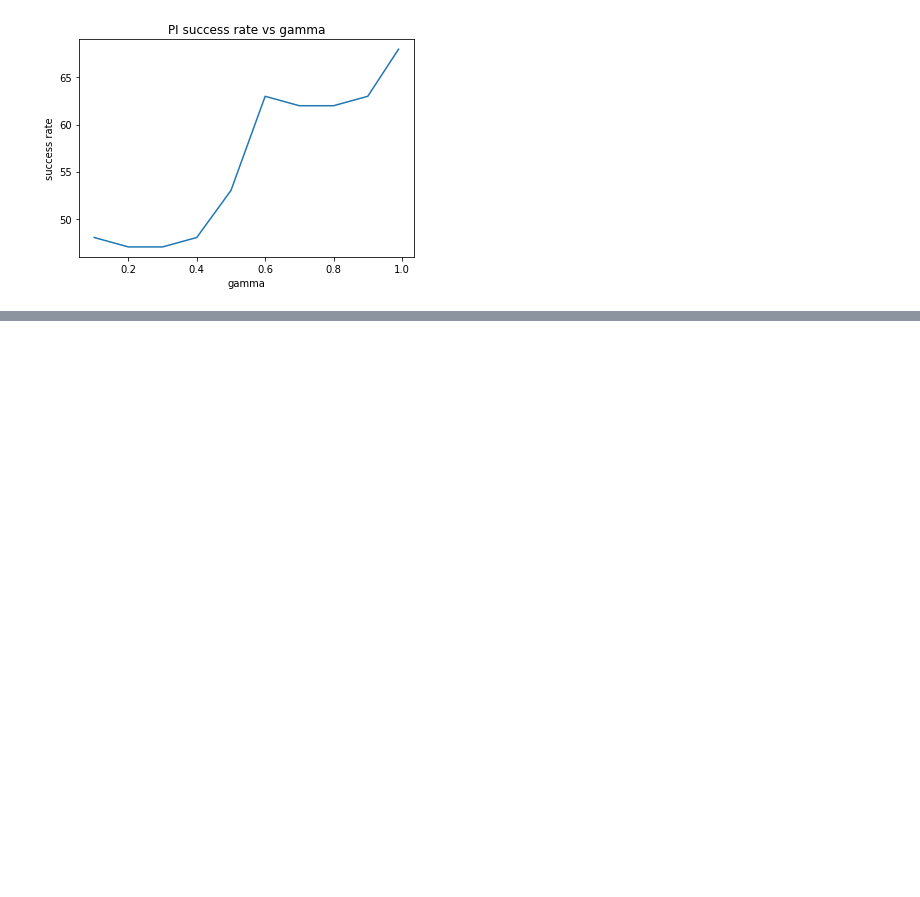
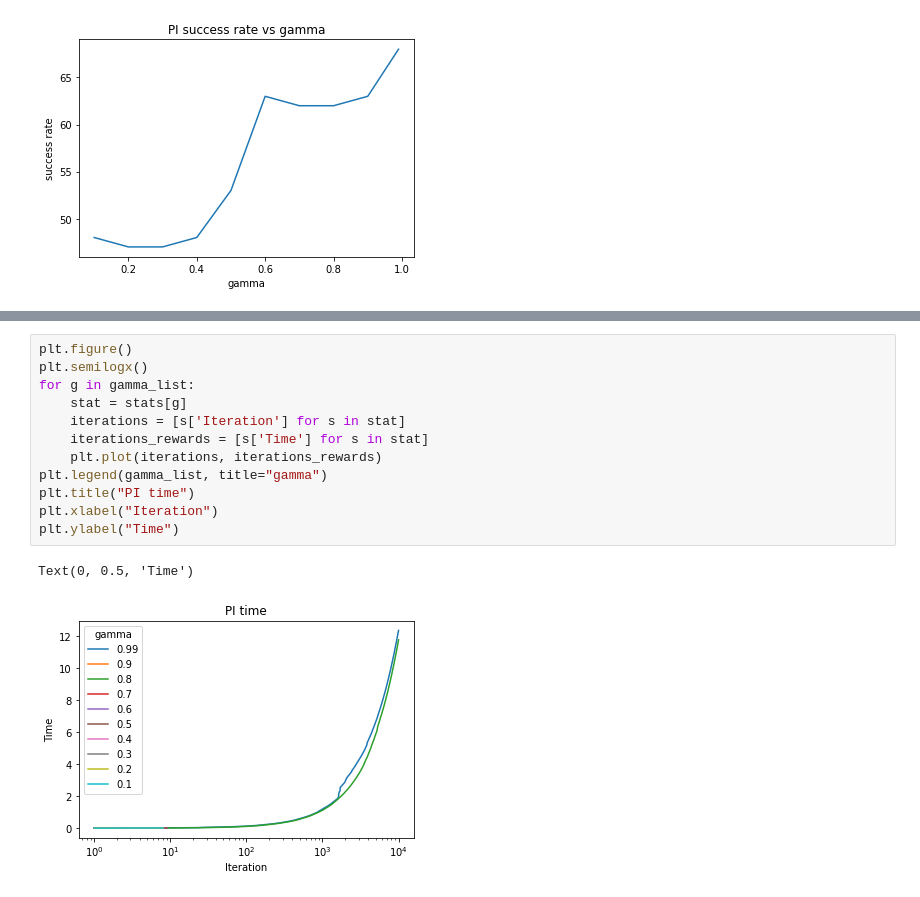
Before and after one commit to barmag/cs7641-projects, a Jupyter notebook: project4/forzen_lake.ipynb, the cells around one changed output, grey strips where cells are left out. Cells and saved outputs as stored; diff of their text form; blank space fills up the shorter version.

```diff
--- a/project4/forzen_lake.ipynb
+++ b/project4/forzen_lake.ipynb
@@ -409,0 +469,15 @@ plt.plot(success_rate.keys(), [i//100 for i in success_rate.values()])
+# %%
+plt.figure()
+plt.semilogx()
+for g in gamma_list:
+    stat = stats[g]
+    iterations = [s['Iteration'] for s in stat]
+    iterations_rewards = [s['Time'] for s in stat]
+    plt.plot(iterations, iterations_rewards)
+plt.legend(gamma_list, title="gamma")
+plt.title("PI time")
+plt.xlabel("Iteration")
+plt.ylabel("Time")
+# %% [output]
+Text(0, 0.5, 'Time')
+[figure, added]
```
Also changed, not shown: parts of 4 cells of this notebook.
